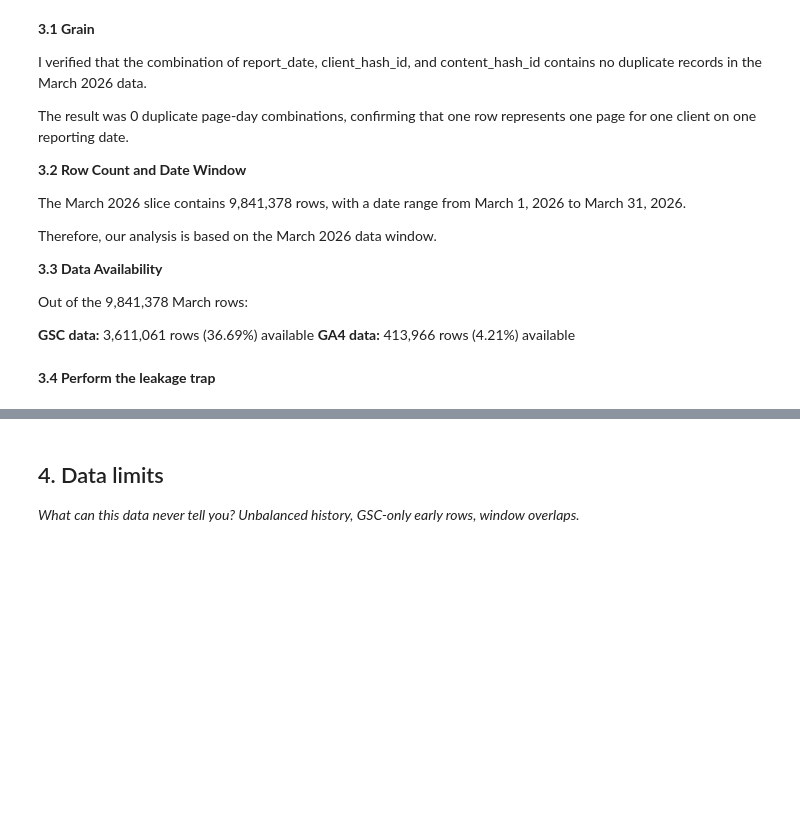
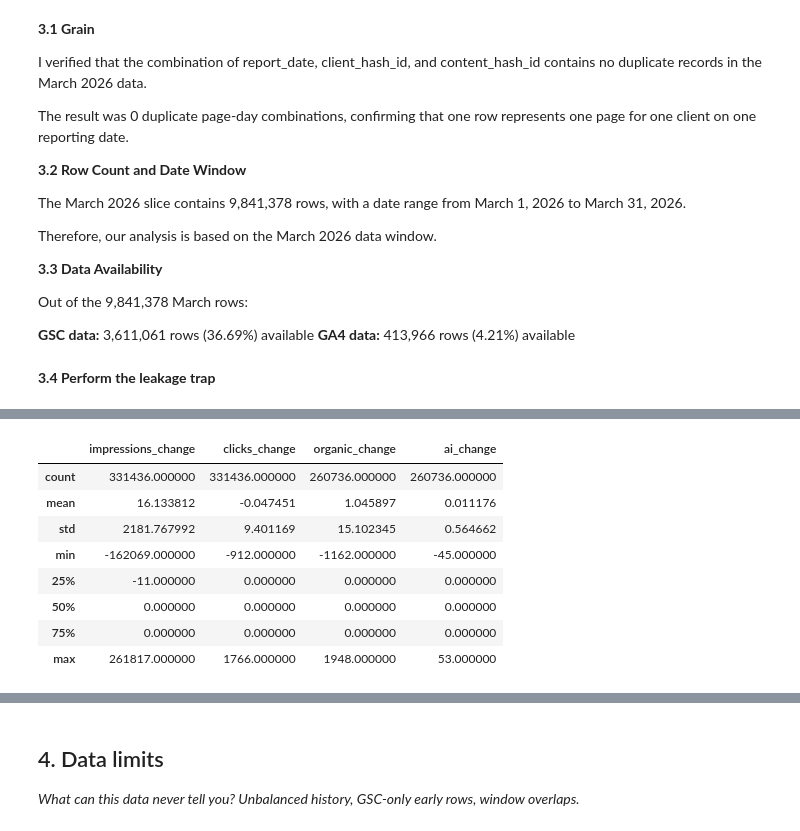
Before and after one commit to muhammadfaseehkhattak/FlyRank-ML-Internship, a Jupyter notebook: work/notebooks/w03_data_contract.ipynb, the cells around one changed output, grey strips where cells are left out. Cells and saved outputs as stored; diff of their text form; code cells hidden in the pictures; blank space fills up the shorter version.

```diff
--- a/work/notebooks/w03_data_contract.ipynb
+++ b/work/notebooks/w03_data_contract.ipynb
@@ -12,3 +12,9 @@ This skeleton is yours to fill. Work the sections **in order** — each one has
 **Unit of analysis:** One row represents one content page for one client on one reporting day. I verified this using report_date, client_hash_id, and content_hash_id; there were 0 duplicate combinations, confirming the page-day grain.
 
 **Time window:** For this assignment, I will use the March 2026 partition (2026-03-01 to 2026-03-31) as my development and verification window. I chose a mid-panel month so I can develop and test the data contract and features without using the final June 2026 month, which should be treated as a sealed/future test period.
+# %%
+from google.colab import userdata
+
+HF_TOKEN = userdata.get("HF_TOKEN")
+
+print("Token loaded:", bool(HF_TOKEN))
@@ -328,0 +487,39 @@ march_april.head()
+# %%
+march_april_summary["impressions_change"] = (
+    march_april_summary["april_impressions"]
+    - march_april_summary["march_impressions"]
+)
+
+march_april_summary["clicks_change"] = (
+    march_april_summary["april_clicks"]
+    - march_april_summary["march_clicks"]
+)
+
+march_april_summary["organic_change"] = (
+    march_april_summary["april_sessions_organic"]
+    - march_april_summary["march_sessions_organic"]
+)
+
+march_april_summary["ai_change"] = (
+    march_april_summary["april_sessions_ai"]
+    - march_april_summary["march_sessions_ai"]
+)
+
+march_april_summary[
+    [
+        "impressions_change",
+        "clicks_change",
+        "organic_change",
+        "ai_change"
+    ]
+].describe()
+# %% [output]
+|  | impressions_change | clicks_change | organic_change | ai_change |
+| count | 331436.000000 | 331436.000000 | 260736.000000 | 260736.000000 |
+| mean | 16.133812 | -0.047451 | 1.045897 | 0.011176 |
+| std | 2181.767992 | 9.401169 | 15.102345 | 0.564662 |
+| min | -162069.000000 | -912.000000 | -1162.000000 | -45.000000 |
+| 25% | -11.000000 | 0.000000 | 0.000000 | 0.000000 |
+| 50% | 0.000000 | 0.000000 | 0.000000 | 0.000000 |
+| 75% | 0.000000 | 0.000000 | 0.000000 | 0.000000 |
+| max | 261817.000000 | 1766.000000 | 1948.000000 | 53.000000 |
```
Also changed, not shown: parts of 25 cells of this notebook.
